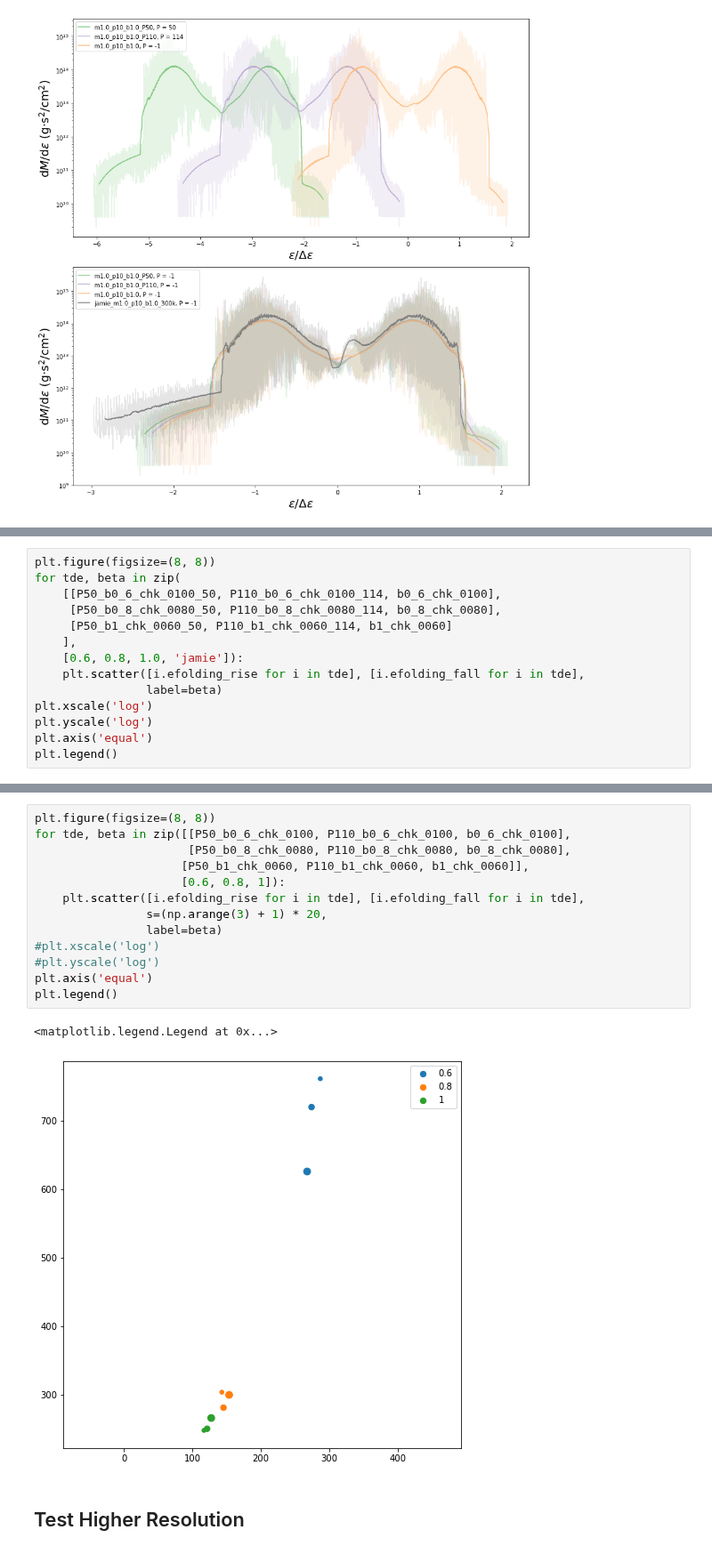
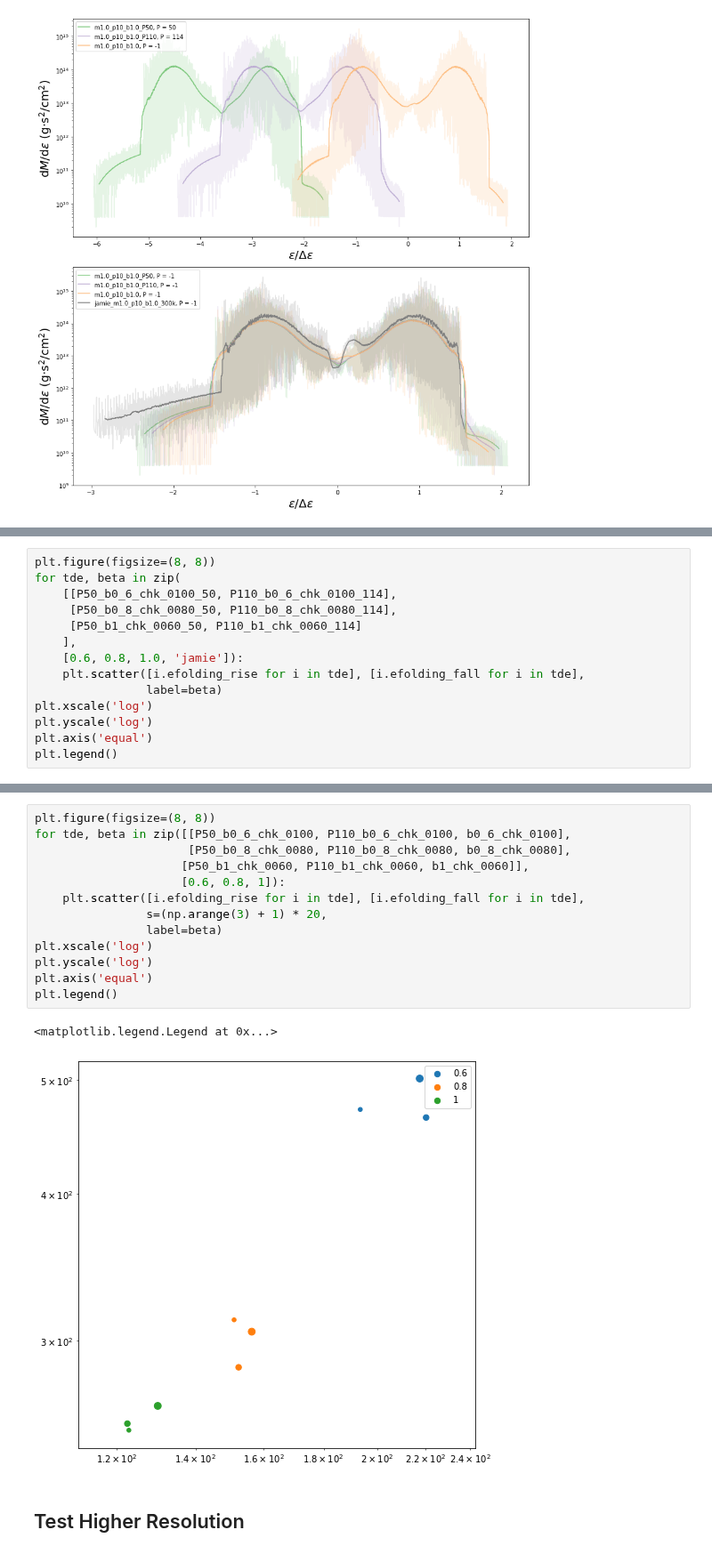
Before and after one commit to slowdivePTG/ASASSN-14ko, a Jupyter notebook: YT_Visualization/dmdt.ipynb, the cells around one changed output, grey strips where cells are left out. Shown at 89% size. Cells and saved outputs as stored; diff of their text form.

```diff
--- a/YT_Visualization/dmdt.ipynb
+++ b/YT_Visualization/dmdt.ipynb
@@ -177,9 +201,9 @@ ax.legend()
 # %%
 plt.figure(figsize=(8, 8))
 for tde, beta in zip(
-    [[P50_b0_6_chk_0100_50, P110_b0_6_chk_0100_114, b0_6_chk_0100],
-     [P50_b0_8_chk_0080_50, P110_b0_8_chk_0080_114, b0_8_chk_0080],
-     [P50_b1_chk_0060_50, P110_b1_chk_0060_114, b1_chk_0060]
+    [[P50_b0_6_chk_0100_50, P110_b0_6_chk_0100_114],
+     [P50_b0_8_chk_0080_50, P110_b0_8_chk_0080_114],
+     [P50_b1_chk_0060_50, P110_b1_chk_0060_114]
     ],
     [0.6, 0.8, 1.0, 'jamie']):
     plt.scatter([i.efolding_rise for i in tde], [i.efolding_fall for i in tde],
@@ -213,19 +240,19 @@ ax.legend()
 # %%
 plt.figure(figsize=(8, 8))
 for tde, beta in zip([[P50_b0_6_chk_0100, P110_b0_6_chk_0100, b0_6_chk_0100],
                       [P50_b0_8_chk_0080, P110_b0_8_chk_0080, b0_8_chk_0080],
                      [P50_b1_chk_0060, P110_b1_chk_0060, b1_chk_0060]],
                      [0.6, 0.8, 1]):
     plt.scatter([i.efolding_rise for i in tde], [i.efolding_fall for i in tde],
                 s=(np.arange(3) + 1) * 20,
                 label=beta)
-#plt.xscale('log')
-#plt.yscale('log')
+plt.xscale('log')
+plt.yscale('log')
 plt.axis('equal')
 plt.legend()
 # %% [output]
 <matplotlib.legend.Legend at 0x...>
-[figure, old version]
+[figure, new version]
 # %% [markdown]
 ## Test Higher Resolution
 # %%
```
Also changed, not shown: parts of 5 cells of this notebook, 1 other file.
